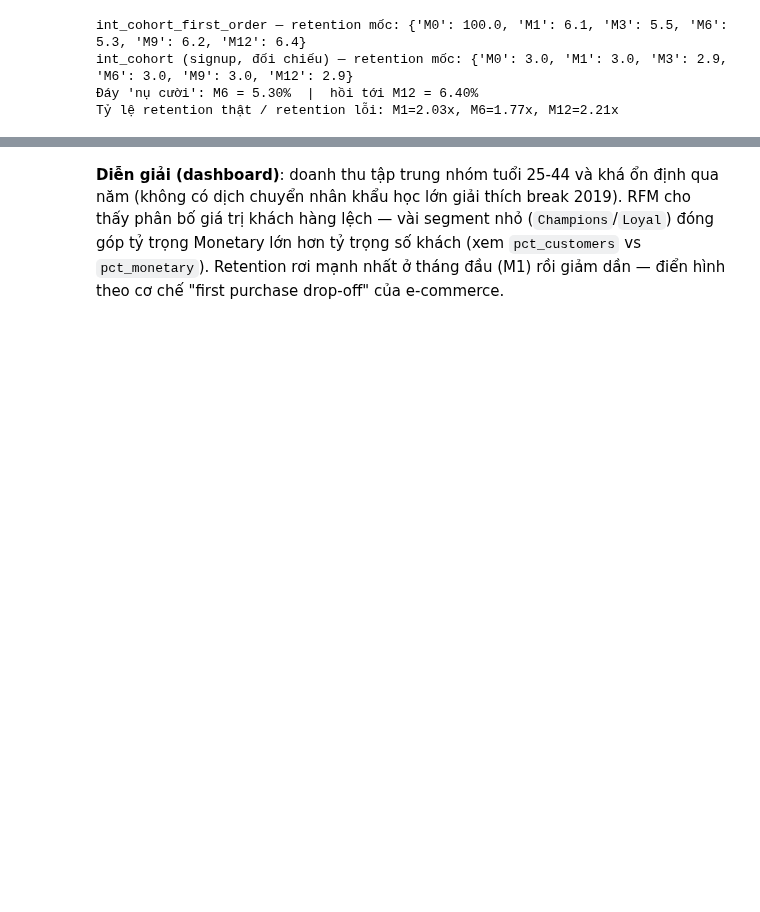
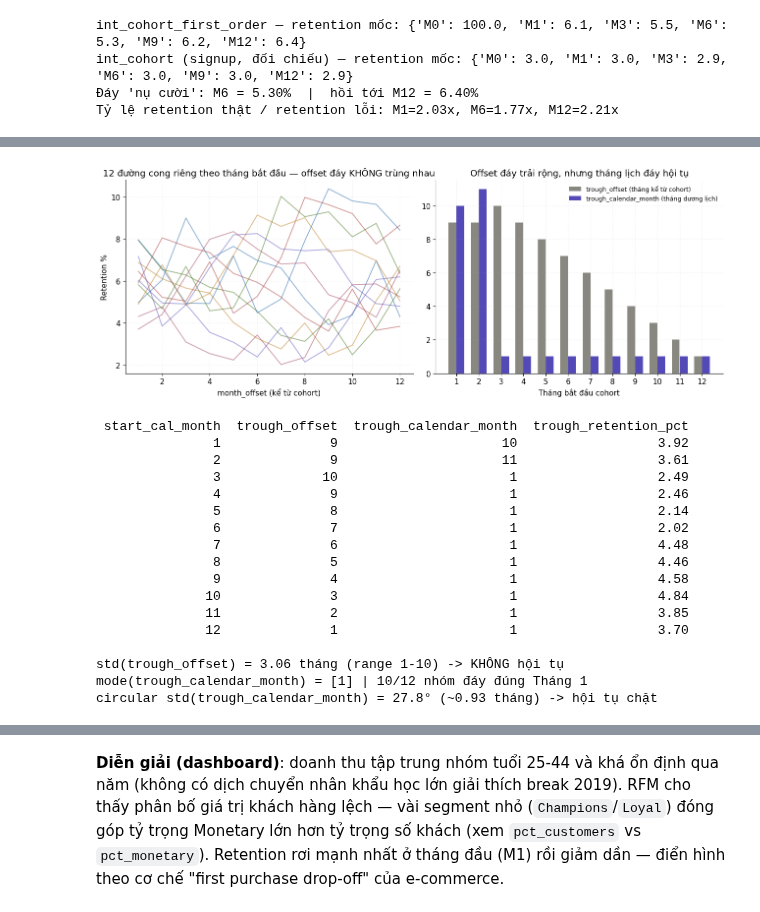
Before and after one commit to lhoanghai1912/ML_Learning, a Jupyter notebook: notebooks/02_eda.ipynb, the cells around one changed output, grey strips where cells are left out. Cells and saved outputs as stored; diff of their text form; code cells hidden in the pictures; blank space fills up the shorter version.

```diff
--- a/notebooks/02_eda.ipynb
+++ b/notebooks/02_eda.ipynb
@@ -1342,3 +1342,80 @@ Hình "nụ cười" của đường thật nhiều khả năng phản ánh **ch
 - **Right-censoring nhẹ nhưng có thật**: mẫu số (`cohort_size` cộng dồn) giảm dần theo offset — M0 = 88,123 khách nhưng M12 chỉ còn 86,795 khách "đủ điều kiện" (cohort đủ già để quan sát tới M12), tức **1,328 khách (1.5%) bị loại khỏi điểm M12** vì cohort của họ còn quá trẻ. Ảnh hưởng nhỏ (1.5%) nhưng có nghĩa là điểm M12 hơi thiên về các cohort **cũ hơn** (2012–2021) so với điểm M1 (gồm cả cohort 2022).
 - **`month_offset` trộn lẫn "tenure" (số tháng kể từ lần mua đầu) với "tháng lịch"** — vì mỗi cohort bắt đầu ở một tháng lịch khác nhau, đường trung bình cộng dồn ở mục 5 chưa tách được hiệu ứng mùa lịch thuần túy khỏi hiệu ứng vòng đời khách hàng. Diễn giải "nụ cười = mùa vụ" ở mục 2 là **giả thuyết có cơ sở gián tiếp** (khớp hướng với biên độ mùa vụ Phần 1), **chưa phải bằng chứng nhân quả trực tiếp** — cần phép tách ở mục 5 mới kết luận chắc.
 - Cả hai đường đều là **trung bình weighted toàn kỳ 2012–2022** — có thể che khuất khác biệt theo năm (đã ghi nhận ở mục 4 phân tích phía trên: retention M1 theo năm cohort giảm từ 4.74% (2016) xuống 2.11% (2022) khi tính trên model cũ; chưa recompute xu hướng theo năm cho model `int_cohort_first_order` ở đây).
+# %%
+# Kiểm định giả thuyết "mùa vụ vs vòng đời" (nợ để lại từ phân tích trên — mục 5/6)
+cohort_raw = pd.read_sql(
+    "SELECT cohort_month, month_offset, cohort_size, n_active FROM int_cohort_first_order",
+    _trino_conn,
+)
+cohort_raw["cohort_month"] = pd.to_datetime(cohort_raw["cohort_month"])
+cohort_raw["start_cal_month"] = cohort_raw["cohort_month"].dt.month
+
+by_start = (
+    cohort_raw[cohort_raw["month_offset"].between(1, 12)]
+    .groupby(["start_cal_month", "month_offset"])[["n_active", "cohort_size"]]
+    .sum()
+    .reset_index()
+)
+by_start["retention_pct"] = by_start["n_active"] * 100.0 / by_start["cohort_size"]
+
+trough_rows = []
+for m in range(1, 13):
+    sub = by_start[by_start["start_cal_month"] == m]
+    trough = sub.loc[sub["retention_pct"].idxmin()]
+    offset = int(trough["month_offset"])
+    cal_month = ((m - 1 + offset) % 12) + 1
+    trough_rows.append({
+        "start_cal_month": m, "trough_offset": offset,
+        "trough_calendar_month": cal_month, "trough_retention_pct": round(float(trough["retention_pct"]), 2),
+    })
+trough_df = pd.DataFrame(trough_rows)
+
+ang = 2 * np.pi * (trough_df["trough_calendar_month"] - 1) / 12
+R = np.sqrt(np.cos(ang).mean() ** 2 + np.sin(ang).mean() ** 2)
+circular_std_deg = np.degrees(np.sqrt(-2 * np.log(R))) if R > 0 else float("inf")
+
+fig, (ax1, ax2) = plt.subplots(1, 2, figsize=(13, 5))
+for m in range(1, 13):
+    sub = by_start[by_start["start_cal_month"] == m].sort_values("month_offset")
+    ax1.plot(sub["month_offset"], sub["retention_pct"], alpha=0.5, lw=1.3,
+             color=PALETTE[(m - 1) % len(PALETTE)])
+ax1.set_xlabel("month_offset (kể từ cohort)")
+ax1.set_ylabel("Retention %")
+ax1.set_title("12 đường cong riêng theo tháng bắt đầu — offset đáy KHÔNG trùng nhau")
+
+ax2.bar(trough_df["start_cal_month"] - 0.18, trough_df["trough_offset"], width=0.35,
+        color=C_GRAY, label="trough_offset (tháng kể từ cohort)")
+ax2.bar(trough_df["start_cal_month"] + 0.18, trough_df["trough_calendar_month"], width=0.35,
+        color=C_ACCENT, label="trough_calendar_month (tháng dương lịch)")
+ax2.set_xlabel("Tháng bắt đầu cohort")
+ax2.set_xticks(range(1, 13))
+ax2.set_title("Offset đáy trải rộng, nhưng tháng lịch đáy hội tụ")
+ax2.legend(frameon=False, fontsize=9)
+fig.tight_layout(); plt.show()
+
+print(trough_df.to_string(index=False))
+print(f"\nstd(trough_offset) = {trough_df['trough_offset'].std():.2f} tháng "
+      f"(range {trough_df['trough_offset'].min()}-{trough_df['trough_offset'].max()}) -> KHÔNG hội tụ")
+print(f"mode(trough_calendar_month) = {trough_df['trough_calendar_month'].mode().tolist()} "
+      f"| {(trough_df['trough_calendar_month']==1).sum()}/12 nhóm đáy đúng Tháng 1")
+print(f"circular std(trough_calendar_month) = {circular_std_deg:.1f}° (~{circular_std_deg/30:.2f} tháng) -> hội tụ chặt")
+# %% [output]
+[figure, added]
+ start_cal_month  trough_offset  trough_calendar_month  trough_retention_pct
+               1              9                     10                  3.92
+               2              9                     11                  3.61
+               3             10                      1                  2.49
+               4              9                      1                  2.46
+               5              8                      1                  2.14
+               6              7                      1                  2.02
+               7              6                      1                  4.48
+               8              5                      1                  4.46
+               9              4                      1                  4.58
+              10              3                      1                  4.84
+              11              2                      1                  3.85
+              12              1                      1                  3.70
+
+std(trough_offset) = 3.06 tháng (range 1-10) -> KHÔNG hội tụ
+mode(trough_calendar_month) = [1] | 10/12 nhóm đáy đúng Tháng 1
+circular std(trough_calendar_month) = 27.8° (~0.93 tháng) -> hội tụ chặt
```
Also changed, not shown: parts of 2 cells of this notebook, 1 other file.
